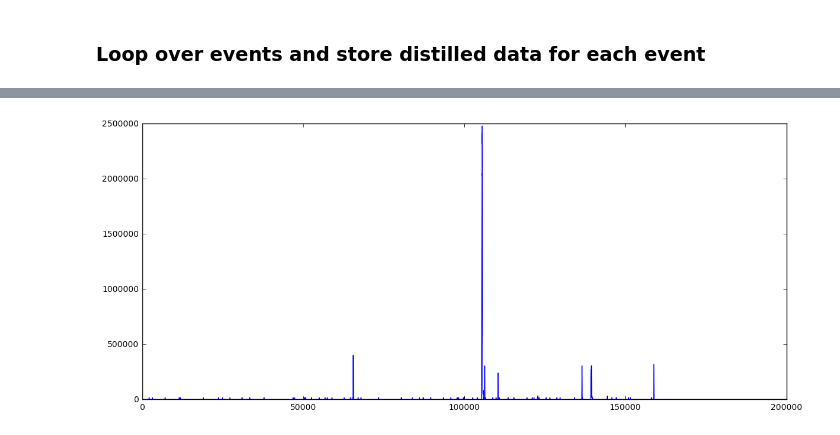
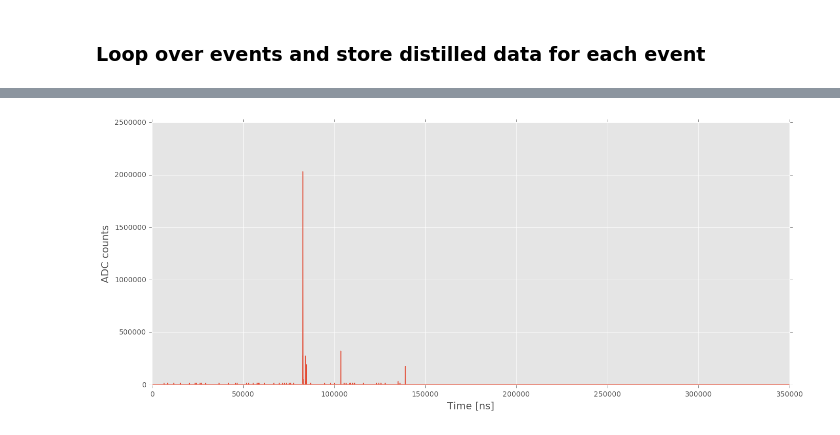
Before and after one commit to jcalven/ddwave, a Jupyter notebook: notebooks/read_events.ipynb, the cells around one changed output, grey strips where cells are left out. Cells and saved outputs as stored; diff of their text form; code cells hidden in the pictures.

```diff
--- a/notebooks/read_events.ipynb
+++ b/notebooks/read_events.ipynb
@@ -6,7 +6,13 @@
 import sys
 import os.path
 import matplotlib.pyplot as plt
-import seaborn as sbn
+import matplotlib as mpl
+#mpl.style.use('v2.0')
+plt.style.use('ggplot')
+
+import numpy as np
+import pandas as pd
+
 
 sys.path.append(os.path.dirname("../"))
 
@@ -17,10 +23,11 @@ The autoreload extension is already loaded. To reload it, use:
 # %%
 raw_file = "../data/FakeWaveform_raw/XENON1T-0-000000000-000000999-000001000.zip"
 truth_file = "../data/FakeWaveform_truth.csv"
+instructions_file = "../data/FakeWaveform.csv"
 # %% [markdown]
 ### Load FAX raw data and distill down into useful parts
 # %%
-distiller = Distill(raw_file, truth_file)
+distiller = Distill(raw_file, truth_file, instructions_file)
 distiller.load()
 # %% [markdown]
 ### The way to retrieve distilled data
@@ -52,7 +59,10 @@ events = []
 waveforms_in_channels = []
 event_truths = []
 
-for distilled_events in distiller.get(10):
+n_events = 10
+
+for distilled_events in distiller.get(n_events):
+
     events.append(distilled_events.get_event())  # Retrieve pandas.DataFrame of event information
     waveforms_in_channels.append(distilled_events.get_waveforms_in_channels())  # Retrieve pandas.DataFrame
                                                                                 # of per channel reconstructed
@@ -74,10 +86,14 @@ event_truths[0]
 # %%
 ### Plot of waveforms for each pmt summed up
 
 sum_waveforms = waveforms_in_channels[0].drop("event_number", axis=1).sum(axis=1)
 
 fig = plt.figure(figsize=(14,6))
 ax = plt.subplot(111)
-fig = ax.plot(sum_waveforms.index, sum_waveforms)
+p1 = ax.plot(sum_waveforms.index, sum_waveforms)
+ax.set_xlabel("Time [ns]", size=14)
+ax.set_ylabel("ADC counts", size=14)
+plt.tight_layout()
+# fig.savefig("recon_waveform_example.png", dpi=240)
 # %% [output]
-[figure, old version]
+[figure, new version]
```
Also changed, not shown: parts of 3 cells of this notebook.
